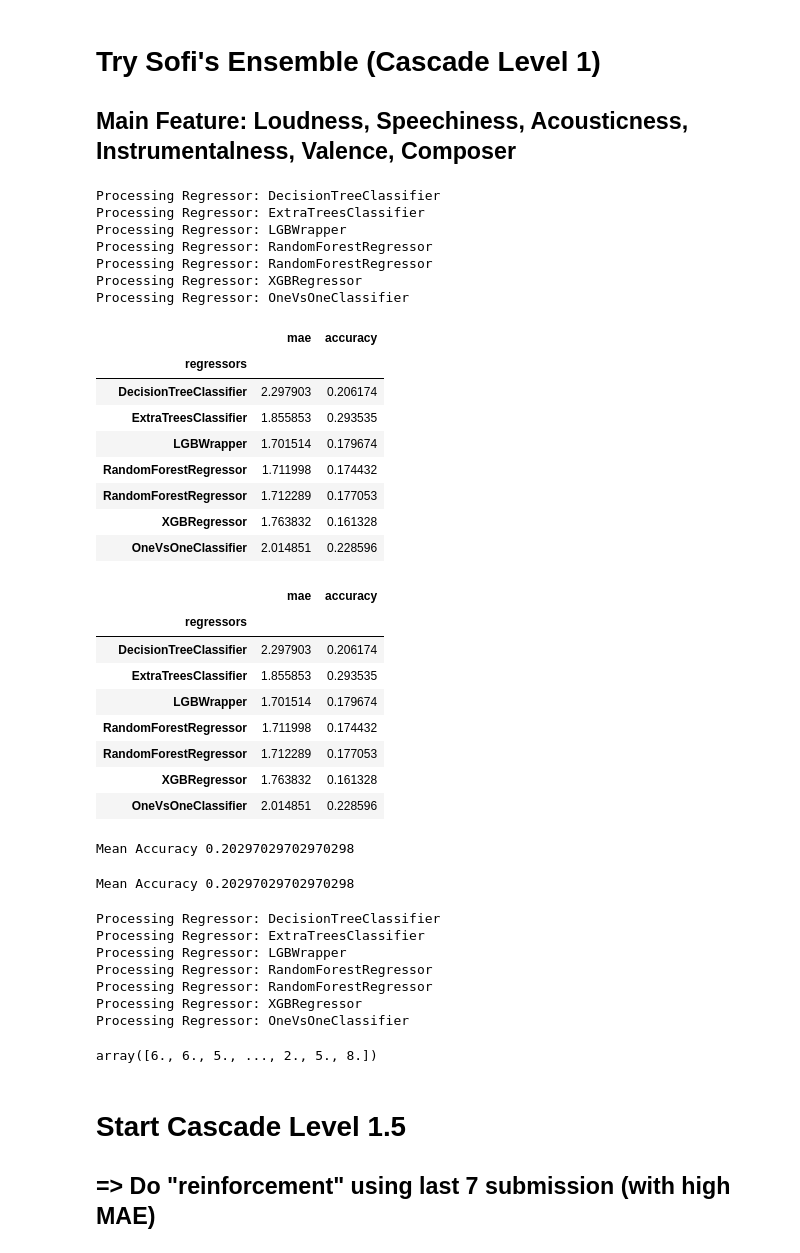
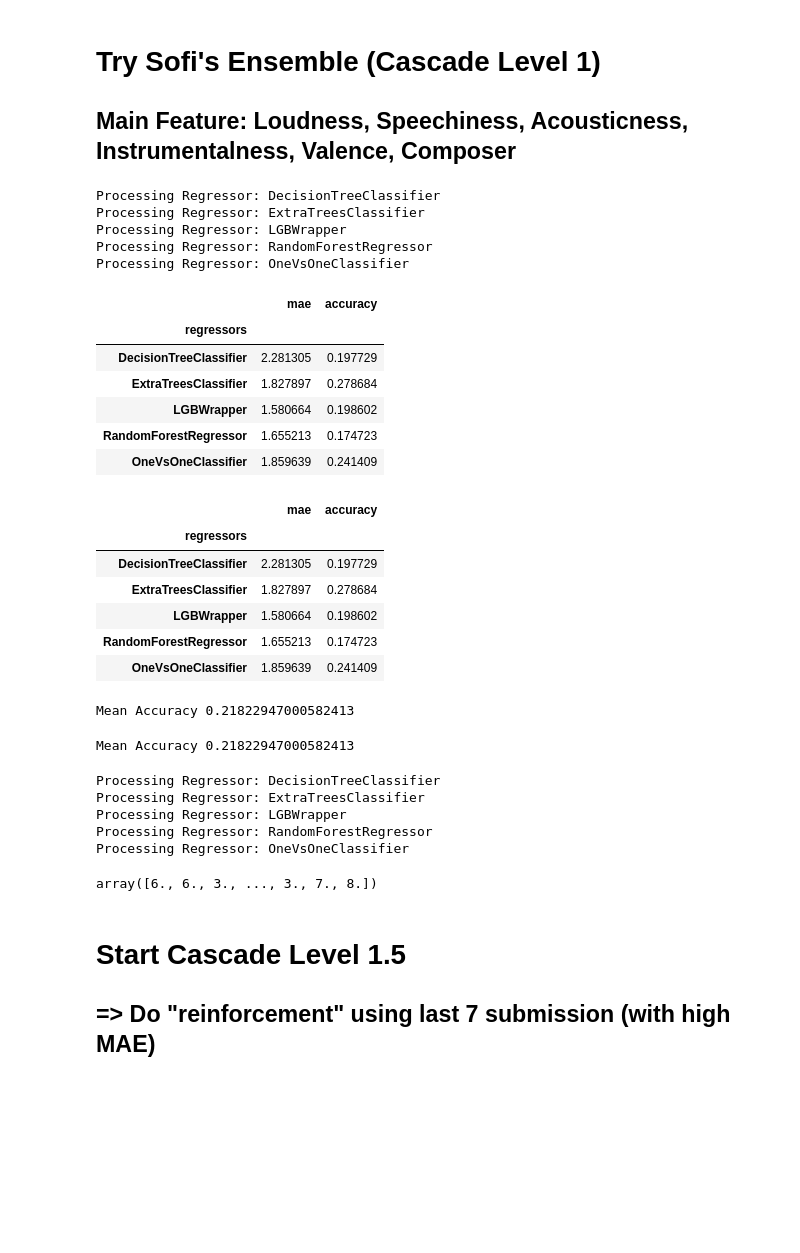
Before and after one commit to sormazabal/Konfusion, a Jupyter notebook: Adin-CascadeLearning-30Mei_NOON.ipynb, the cells around one changed output. Saved outputs shown, nothing was run; the diff lists cells and outputs as text; code cells hidden in the pictures; blank space fills up the shorter version.

```diff
--- a/Adin-CascadeLearning-30Mei_NOON.ipynb
+++ b/Adin-CascadeLearning-30Mei_NOON.ipynb
@@ -244,7 +244,7 @@ corr_matrix_with_threshold(df_train_feature_combination, 0.1)
 * Likes ==> Views: 0.871248 |Stream: 0.664720 |Comments: 0.609587| Loudness:0.123328
 # %%
 # arr_NOT_important_column = [ 'Loudness', 'Url_spotify', 'Channel', 'Tempo', "Composer", 'Likes', 'Stream', 'Energy', 'Views', 'Track', 'Key', 'Liveness', 'Duration_ms',  'Album_type', 'Comments','Artist', 'Composer'  ]
-arr_NOT_important_column = [ 'Loudness', 'Channel', "Composer", 'Track', 'Album_type', 'Comments','Artist', 'Composer'  ]
+arr_NOT_important_column = [ 'Loudness', 'Channel', 'Track', 'Album_type', 'Comments','Artist'  ]
 # Without Feature Combination
 # df_train_embedding_important_simple = remove_unimportant_column(df_train_embedding_important, arr_NOT_important_column)
 # df_test_embedding_important_simple = remove_unimportant_column(df_test_embedding_important, arr_NOT_important_column)
@@ -853,68 +853,62 @@ regressors = [
     DecisionTreeClassifier(max_depth=None),
     ExtraTreesClassifier(),
     LGBWrapper(params, num_boost_round=200),
-    RandomForestRegressor(n_estimators=1000, random_state=42),
+#     RandomForestRegressor(n_estimators=1000, random_state=42),
     RandomForestRegressor(n_estimators=2000, random_state=42),
-    XGBRegressor(**default_params),
+#     XGBRegressor(**default_params),
     OneVsOneClassifier(AdaBoostClassifier(random_state=42), n_jobs=6),
 ]
 # Define a result table as a DataFrame
 result_table = pd.DataFrame(columns=['regressors', 'mae', 'accuracy'])
 
 # Train and evaluate each classifier
 for reg in regressors:
     print("Processing Regressor:", reg.__class__.__name__)
     reg.fit(train_features, np.ravel(train_labels))
     pred = reg.predict(val_features)
     accuracy = accuracy_score(np.ravel(val_labels), np.rint(pred))
     mae = mean_absolute_error(np.ravel(val_labels), np.rint(pred))
 #     pred = reg.predict(train_features)
 #     accuracy = accuracy_score(np.ravel(train_labels), np.rint(pred))
 #     mae = mean_absolute_error(np.ravel(train_labels), np.rint(pred))
     pd_tmp = pd.DataFrame({'regressors':[reg.__class__.__name__], 'mae': [mae], 'accuracy': [accuracy]})
     result_table = pd.concat([result_table, pd_tmp])
 
 result_table.set_index('regressors', inplace=True)
 result_table.sort_values(by=['mae'], ascending=True)
 
 result_table
 # %% [output]
 Processing Regressor: DecisionTreeClassifier
 Processing Regressor: ExtraTreesClassifier
 Processing Regressor: LGBWrapper
 Processing Regressor: RandomForestRegressor
-Processing Regressor: RandomForestRegressor
-Processing Regressor: XGBRegressor
 Processing Regressor: OneVsOneClassifier
 |  | mae | accuracy |
 | regressors |  |  |
-| DecisionTreeClassifier | 2.297903 | 0.206174 |
-| ExtraTreesClassifier | 1.855853 | 0.293535 |
-| LGBWrapper | 1.701514 | 0.179674 |
-| RandomForestRegressor | 1.711998 | 0.174432 |
-| RandomForestRegressor | 1.712289 | 0.177053 |
-| XGBRegressor | 1.763832 | 0.161328 |
-| OneVsOneClassifier | 2.014851 | 0.228596 |
+| DecisionTreeClassifier | 2.281305 | 0.197729 |
+| ExtraTreesClassifier | 1.827897 | 0.278684 |
+| LGBWrapper | 1.580664 | 0.198602 |
+| RandomForestRegressor | 1.655213 | 0.174723 |
+| OneVsOneClassifier | 1.859639 | 0.241409 |
 # %%
 result_table
 # %% [output]
 |  | mae | accuracy |
 | regressors |  |  |
-| DecisionTreeClassifier | 2.297903 | 0.206174 |
-| ExtraTreesClassifier | 1.855853 | 0.293535 |
-| LGBWrapper | 1.701514 | 0.179674 |
-| RandomForestRegressor | 1.711998 | 0.174432 |
-| RandomForestRegressor | 1.712289 | 0.177053 |
-| XGBRegressor | 1.763832 | 0.161328 |
-| OneVsOneClassifier | 2.014851 | 0.228596 |
+| DecisionTreeClassifier | 2.281305 | 0.197729 |
+| ExtraTreesClassifier | 1.827897 | 0.278684 |
+| LGBWrapper | 1.580664 | 0.198602 |
+| RandomForestRegressor | 1.655213 | 0.174723 |
+| OneVsOneClassifier | 1.859639 | 0.241409 |
 # %%
 print("Mean Accuracy", np.mean(result_table['accuracy']))
 # %% [output]
-Mean Accuracy 0.20297029702970298
+Mean Accuracy 0.21822947000582413
 # %%
 print("Mean Accuracy", np.mean(result_table['accuracy']))
 # %% [output]
-Mean Accuracy 0.20297029702970298
+Mean Accuracy 0.21822947000582413
 # %%
 # train on the full training set
 for reg in regressors:
@@ -928,8 +922,6 @@ Processing Regressor: DecisionTreeClassifier
 Processing Regressor: ExtraTreesClassifier
 Processing Regressor: LGBWrapper
 Processing Regressor: RandomForestRegressor
-Processing Regressor: RandomForestRegressor
-Processing Regressor: XGBRegressor
 Processing Regressor: OneVsOneClassifier
 # %%
 def ensemble_predict(regressors, X):
@@ -963,7 +955,7 @@ preds.to_csv('L1_cascade_' + datetime_string + '.csv', index=False)
 # %%
 np.rint(predictionsTest)
 # %% [output]
-array([6., 6., 5., ..., 2., 5., 8.])
+array([6., 6., 3., ..., 3., 7., 8.])
 # %% [markdown]
 # Start Cascade Level 1.5
 ## => Do "reinforcement" using last 7 submission (with high MAE)
```
Also changed, not shown: parts of 75 cells of this notebook.
